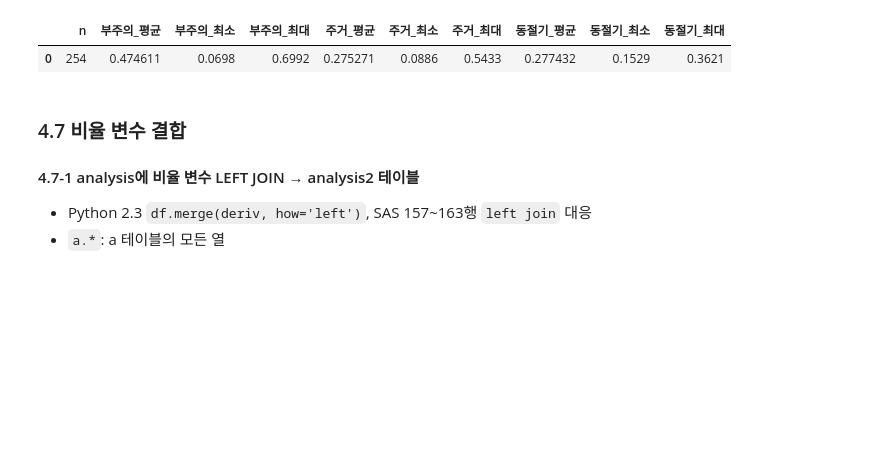
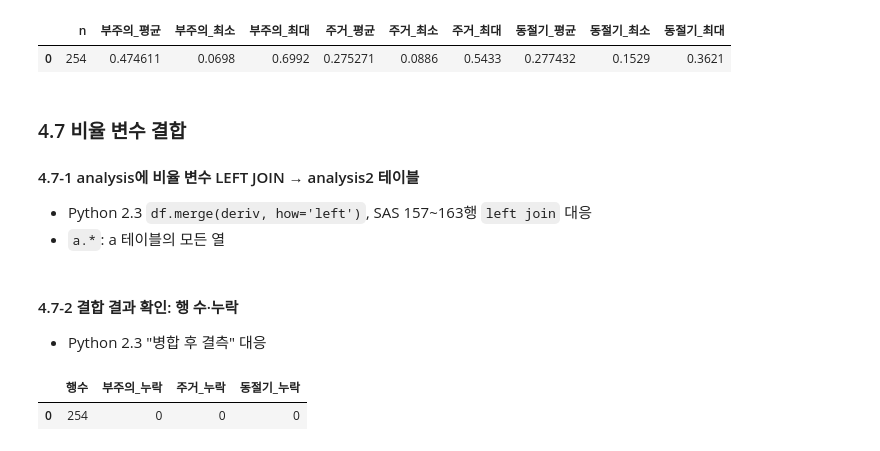
Before and after one commit to woohyun029/SQL-Data-Processing-Practice, a Jupyter notebook: SQL_04_FIRE.ipynb, the cells around one changed output. Saved outputs shown, nothing was run; the diff lists cells and outputs as text; code cells hidden in the pictures; blank space fills up the shorter version.

```diff
--- a/SQL_04_FIRE.ipynb
+++ b/SQL_04_FIRE.ipynb
@@ -579,0 +591,15 @@ pd.read_sql(q, conn)
+# %% [markdown]
+#### 4.7-2 결합 결과 확인: 행 수·누락
+- Python 2.3 "병합 후 결측" 대응
+# %%
+q = """
+SELECT COUNT(*)                        AS 행수,
+       SUM(CARELESS_RATIO IS NULL)    AS 부주의_누락,
+       SUM(RESIDENTIAL_RATIO IS NULL) AS 주거_누락,
+       SUM(WINTER_RATIO IS NULL)      AS 동절기_누락
+FROM analysis2
+"""
+pd.read_sql(q, conn)
+# %% [output]
+|  | 행수 | 부주의_누락 | 주거_누락 | 동절기_누락 |
+| 0 | 254 | 0 | 0 | 0 |
```
Also changed, not shown: parts of 2 cells of this notebook.
